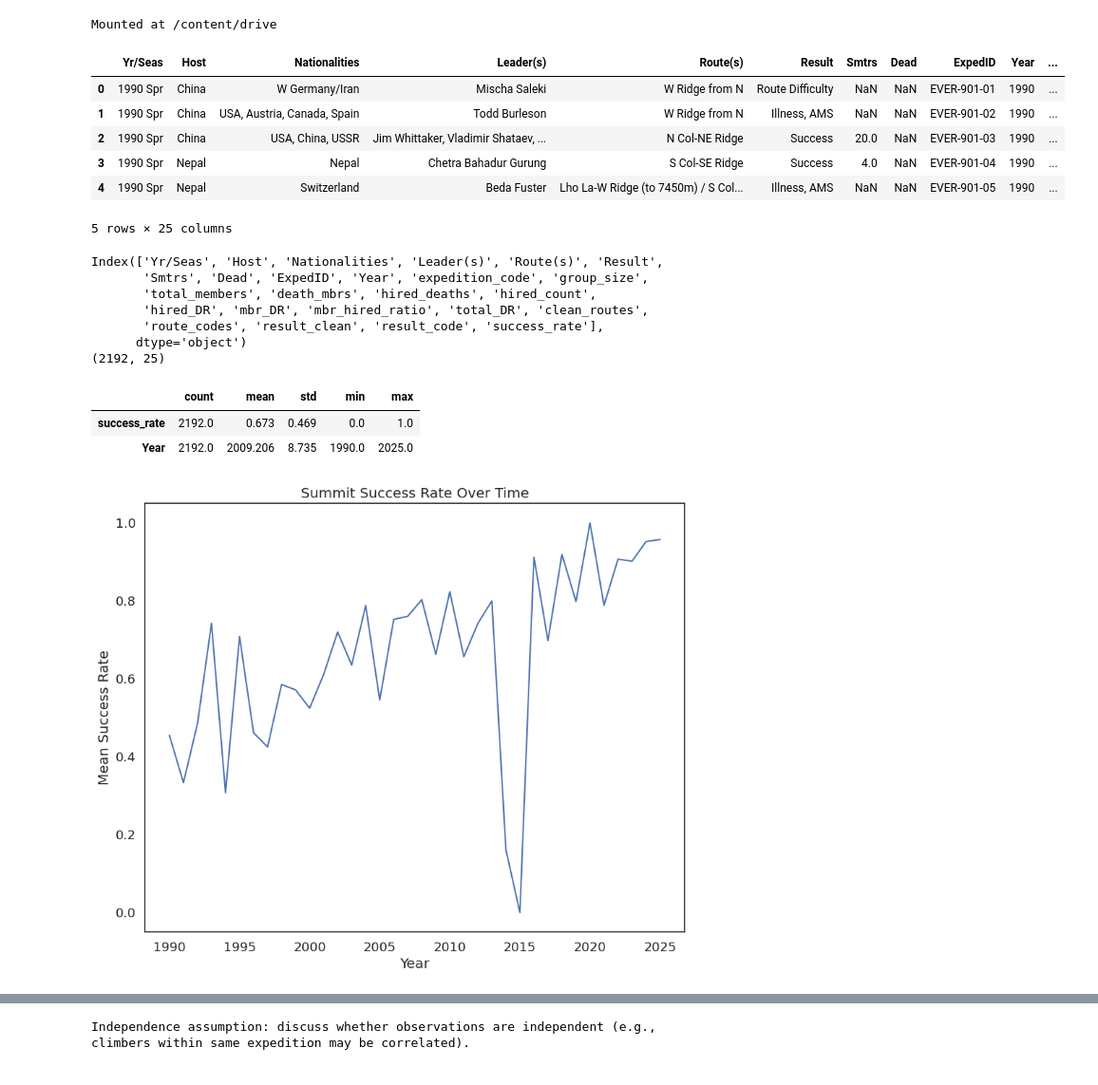
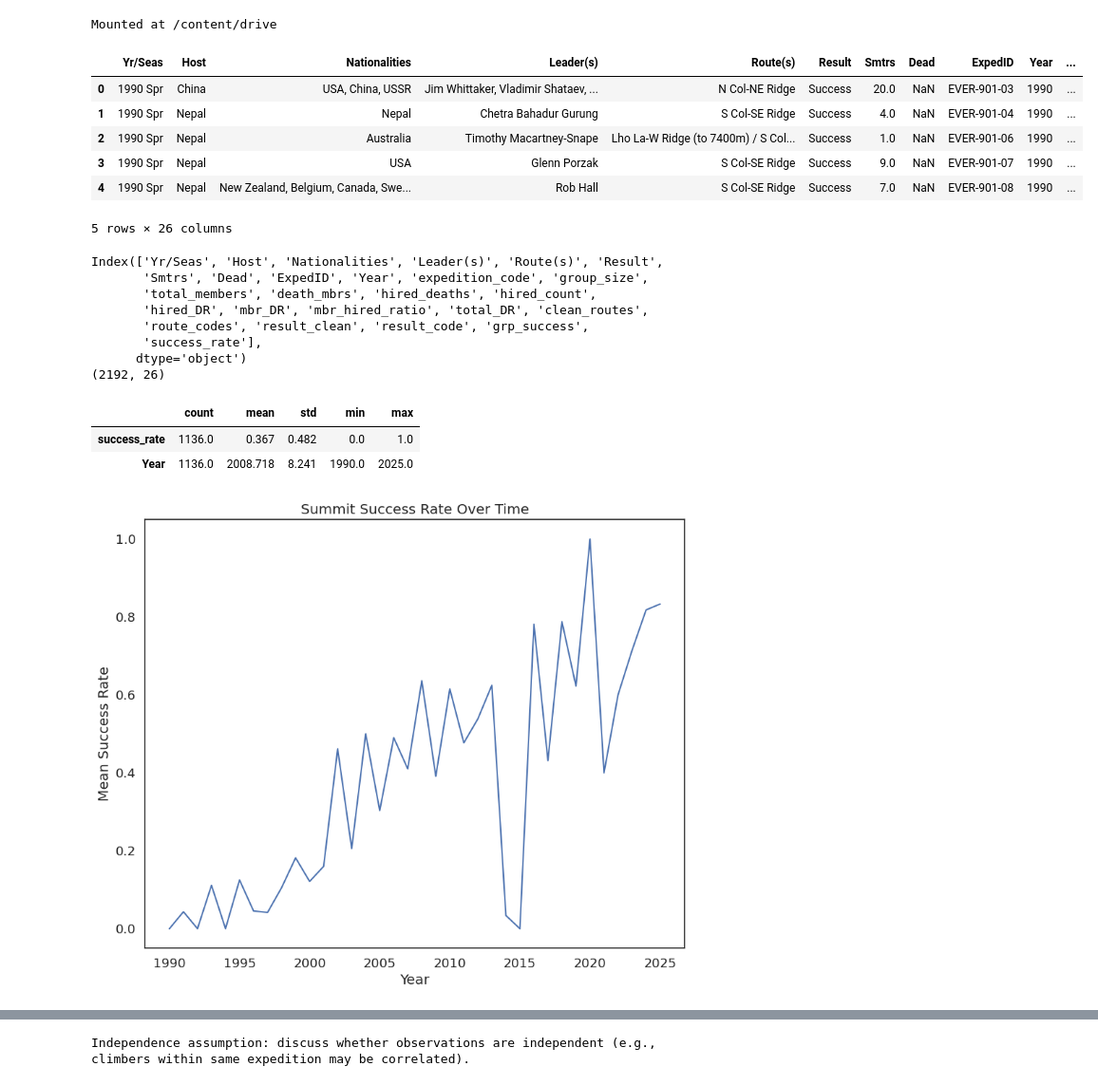
Before and after one commit to snig-17/QM-GRUNGE, a Jupyter notebook: year_season.ipynb, the cells around one changed output, grey strips where cells are left out. Shown at 95% size. Drawn from its saved outputs; the diff is of its cells as text; code cells hidden in the pictures.

```diff
--- a/year_season.ipynb
+++ b/year_season.ipynb
@@ -33,17 +33,17 @@ pylab.rcParams['figure.figsize'] = (10., 8.)
 sns.set(font_scale=1.2)
 sns.set_style("white")
 # %%
-df = pd.read_csv( "/content/drive/MyDrive/QM_Grunge_Data/expeditions4.csv")
+df = pd.read_csv( "/content/drive/MyDrive/QM_Grunge_Data/expeditions5.csv")
 
 df.head()
 # %% [output]
 |  | Yr/Seas | Host | Nationalities | Leader(s) | Route(s) | Result | Smtrs | Dead | ExpedID | Year | ... |
-| 0 | 1990 Spr | China | W Germany/Iran | Mischa Saleki | W Ridge from N | Route Difficulty | NaN | NaN | EVER-901-01 | 1990 | ... |
-| 1 | 1990 Spr | China | USA, Austria, Canada, Spain | Todd Burleson | W Ridge from N | Illness, AMS | NaN | NaN | EVER-901-02 | 1990 | ... |
-| 2 | 1990 Spr | China | USA, China, USSR | Jim Whittaker, Vladimir Shataev, ... | N Col-NE Ridge | Success | 20.0 | NaN | EVER-901-03 | 1990 | ... |
-| 3 | 1990 Spr | Nepal | Nepal | Chetra Bahadur Gurung | S Col-SE Ridge | Success | 4.0 | NaN | EVER-901-04 | 1990 | ... |
-| 4 | 1990 Spr | Nepal | Switzerland | Beda Fuster | Lho La-W Ridge (to 7450m) / S Col... | Illness, AMS | NaN | NaN | EVER-901-05 | 1990 | ... |
+| 0 | 1990 Spr | China | USA, China, USSR | Jim Whittaker, Vladimir Shataev, ... | N Col-NE Ridge | Success | 20.0 | NaN | EVER-901-03 | 1990 | ... |
+| 1 | 1990 Spr | Nepal | Nepal | Chetra Bahadur Gurung | S Col-SE Ridge | Success | 4.0 | NaN | EVER-901-04 | 1990 | ... |
+| 2 | 1990 Spr | Nepal | Australia | Timothy Macartney-Snape | Lho La-W Ridge (to 7400m) / S Col... | Success | 1.0 | NaN | EVER-901-06 | 1990 | ... |
+| 3 | 1990 Spr | Nepal | USA | Glenn Porzak | S Col-SE Ridge | Success | 9.0 | NaN | EVER-901-07 | 1990 | ... |
+| 4 | 1990 Spr | Nepal | New Zealand, Belgium, Canada, Swe... | Rob Hall | S Col-SE Ridge | Success | 7.0 | NaN | EVER-901-08 | 1990 | ... |
-5 rows × 25 columns
+5 rows × 26 columns
 # %%
 print(df.columns)
 print(df.shape)
@@ -52,9 +52,10 @@ Index(['Yr/Seas', 'Host', 'Nationalities', 'Leader(s)', 'Route(s)', 'Result',
        'Smtrs', 'Dead', 'ExpedID', 'Year', 'expedition_code', 'group_size',
        'total_members', 'death_mbrs', 'hired_deaths', 'hired_count',
        'hired_DR', 'mbr_DR', 'mbr_hired_ratio', 'total_DR', 'clean_routes',
-       'route_codes', 'result_clean', 'result_code', 'success_rate'],
+       'route_codes', 'result_clean', 'result_code', 'grp_success',
+       'success_rate'],
       dtype='object')
-(2192, 25)
+(2192, 26)
 # %%
 # keep only the columns we need and drop missing values
 df = df[["Yr/Seas", "success_rate"]].dropna().copy()
@@ -75,8 +76,8 @@ summary = df[["success_rate", "Year"]].describe().round(3).T
 summary[["count", "mean", "std", "min", "max"]]
 # %% [output]
 |  | count | mean | std | min | max |
-| success_rate | 2192.0 | 0.673 | 0.469 | 0.0 | 1.0 |
-| Year | 2192.0 | 2009.206 | 8.735 | 1990.0 | 2025.0 |
+| success_rate | 1136.0 | 0.367 | 0.482 | 0.0 | 1.0 |
+| Year | 1136.0 | 2008.718 | 8.241 | 1990.0 | 2025.0 |
 # %%
 #Step 2: Visualisation
 
@@ -90,4 +91,4 @@ plt.ylabel("Mean Success Rate")
 plt.title("Summit Success Rate Over Time")
 plt.show()
 # %% [output]
-[figure, old version]
+[figure, new version]
```
Also changed, not shown: parts of 16 cells of this notebook.
